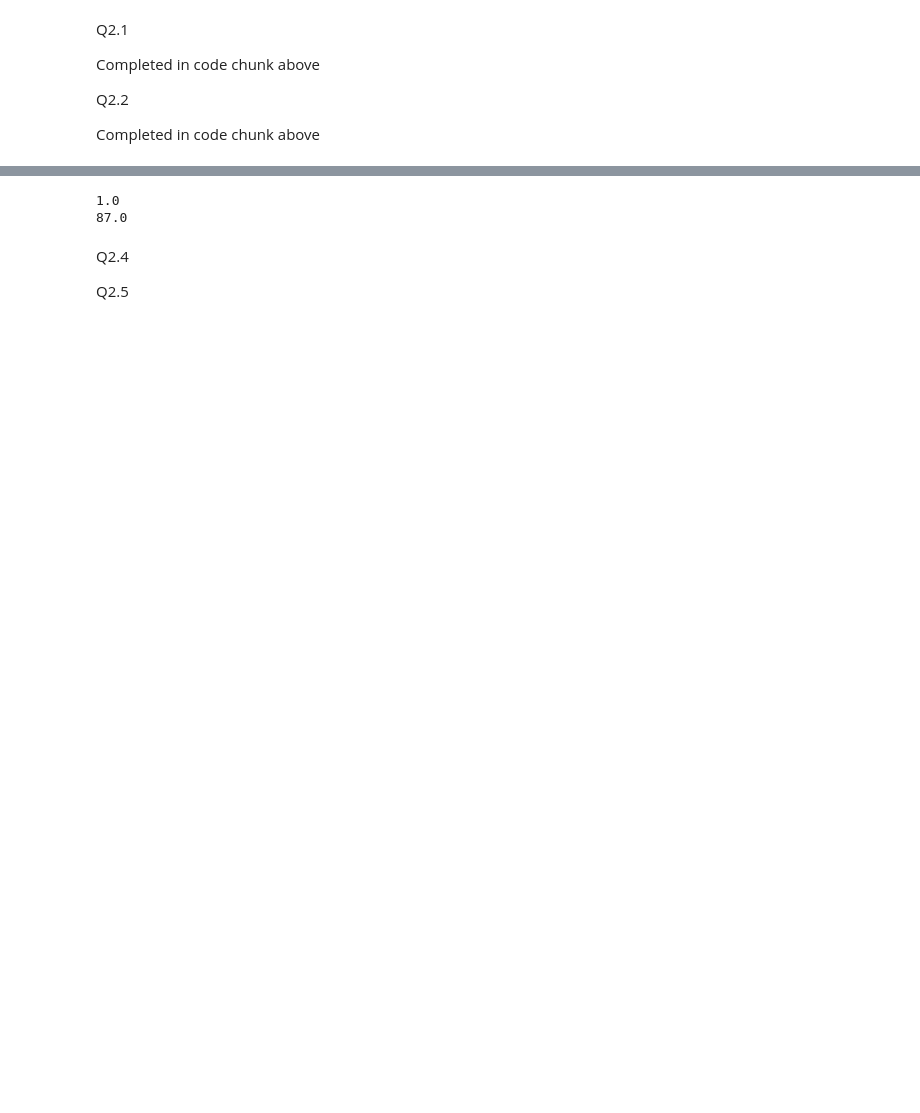
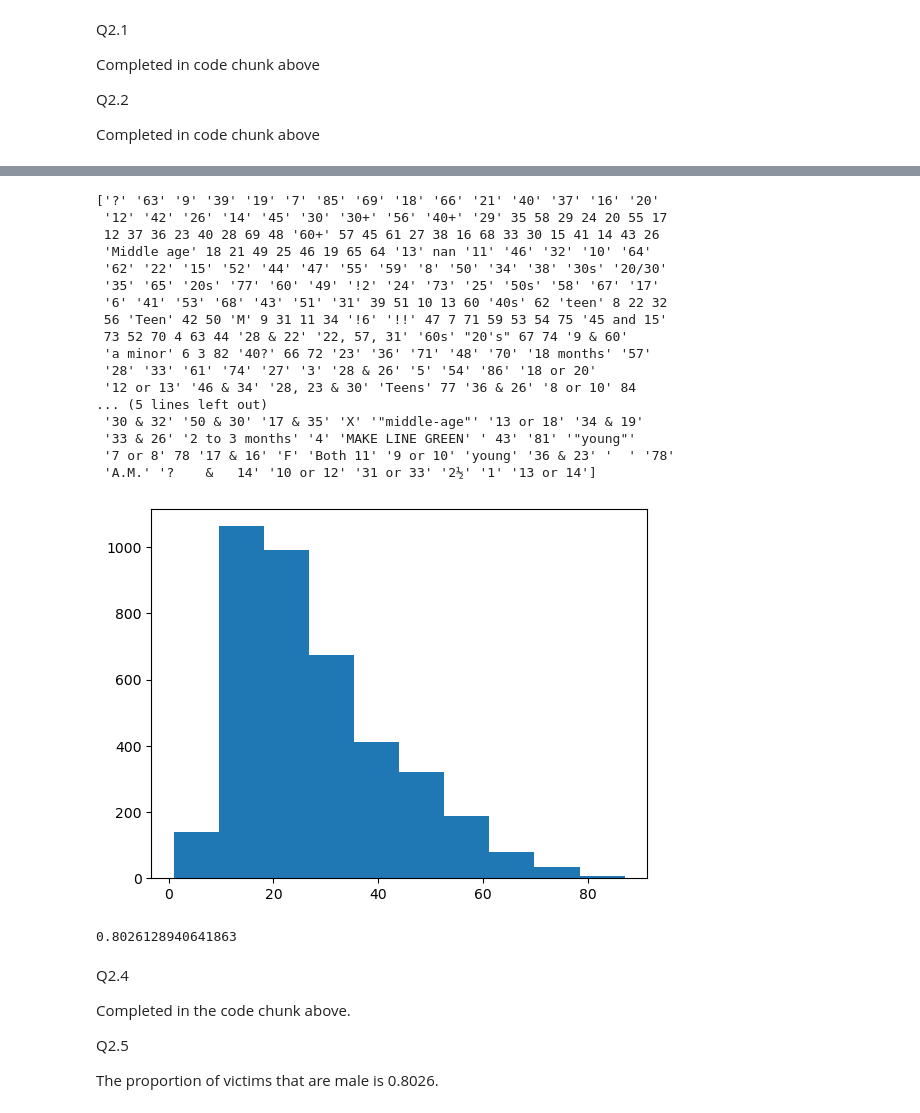
Before and after one commit to simontao9/wrangling_assignment, a Jupyter notebook: assignment.ipynb, the cells around one changed output, grey strips where cells are left out. Drawn from its saved outputs; the diff is of its cells as text; code cells hidden in the pictures; blank space fills up the shorter version.

```diff
--- a/assignment.ipynb
+++ b/assignment.ipynb
@@ -115,19 +176,68 @@ Q2.3
 # %%
 # Question 2.4
-dataq2["Age"] = pd.to_numeric(dataq2["Age"], errors="coerce")
-q2_ages = dataq2["Age"].dropna()
-q2_min = q2_ages.min()
-q2_max = q2_ages.max()
-print(q2_min)
-print(q2_max)
+print(dataq2["Age"].unique())
+dataq2["Strip_Age"] = dataq2["Age"].astype(str).str.strip() # get rid of white space
+
+def clean_age_variable(val):
+    if pd.isna(val):
+        return None
+
+    numbers = ["0", "1", "2", "3", "4", "5" , "6", "7", "8", "9"]
+    if not any(character.isdigit() for character in val): # remove all non-numeric values
+        return None
+
+    characters = "!", "!!", "?", "xa", "-", "or", "&", ">", "+", "s", "/", "and", ","
+    if any(x in val for x in characters): # remove additional values with non-numeric values
+        return None
+
+    fraction = "½"
+    if fraction in val:
+        val.replace("½", ".5")
+
+    try:
+        return float(val)
+    except:
+        return None
+
+dataq2["Clean_Age"] = dataq2["Strip_Age"].apply(clean_age_variable)
+
+q2_ages = dataq2["Clean_Age"].dropna()
+
+plt.hist(q2_ages)
+plt.show()
+
 
 # Question 2.5
+dataq2["Sex"] = dataq2["Sex"].str.strip().str.upper()
+proportion_male = (dataq2["Sex"] == "M").mean()
+print(proportion_male)
 # %% [output]
-1.0
-87.0
+['?' '63' '9' '39' '19' '7' '85' '69' '18' '66' '21' '40' '37' '16' '20'
+ '12' '42' '26' '14' '45' '30' '30+' '56' '40+' '29' 35 58 29 24 20 55 17
+ 12 37 36 23 40 28 69 48 '60+' 57 45 61 27 38 16 68 33 30 15 41 14 43 26
+ 'Middle age' 18 21 49 25 46 19 65 64 '13' nan '11' '46' '32' '10' '64'
+ '62' '22' '15' '52' '44' '47' '55' '59' '8' '50' '34' '38' '30s' '20/30'
+ '35' '65' '20s' '77' '60' '49' '!2' '24' '73' '25' '50s' '58' '67' '17'
+ '6' '41' '53' '68' '43' '51' '31' 39 51 10 13 60 '40s' 62 'teen' 8 22 32
+ 56 'Teen' 42 50 'M' 9 31 11 34 '!6' '!!' 47 7 71 59 53 54 75 '45 and 15'
+ 73 52 70 4 63 44 '28 & 22' '22, 57, 31' '60s' "20's" 67 74 '9 & 60'
+ 'a minor' 6 3 82 '40?' 66 72 '23' '36' '71' '48' '70' '18 months' '57'
+ '28' '33' '61' '74' '27' '3' '28 & 26' '5' '54' '86' '18 or 20'
+ '12 or 13' '46 & 34' '28, 23 & 30' 'Teens' 77 '36 & 26' '8 or 10' 84
+... (5 lines left out)
+ '30 & 32' '50 & 30' '17 & 35' 'X' '"middle-age"' '13 or 18' '34 & 19'
+ '33 & 26' '2 to 3 months' '4' 'MAKE LINE GREEN' ' 43' '81' '"young"'
+ '7 or 8' 78 '17 & 16' 'F' 'Both 11' '9 or 10' 'young' '36 & 23' '  ' '78'
+ 'A.M.' '?    &   14' '10 or 12' '31 or 33' '2½' '1' '13 or 14']
+[figure, added]
+0.8026128940641863
 # %% [markdown]
 Q2.4
 
+Completed in the code chunk above.
+
 Q2.5
+
+The proportion of victims that are male is 0.8026.
 # %%
 # Question 2.6
```
Also changed, not shown: parts of 14 cells of this notebook, 2 other files.
